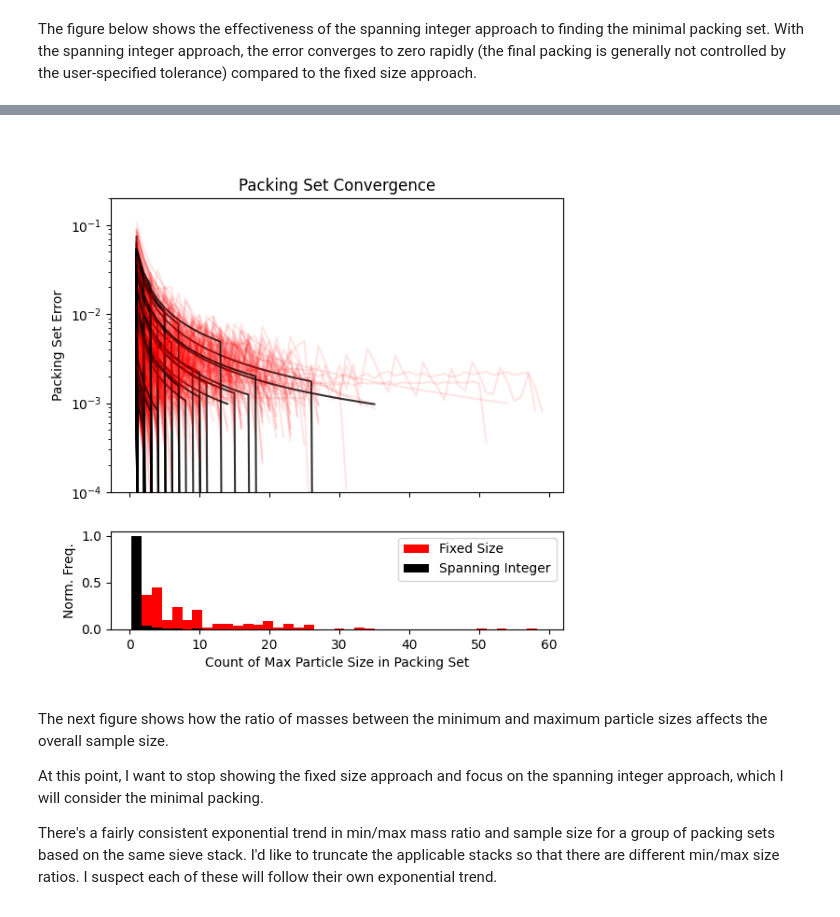
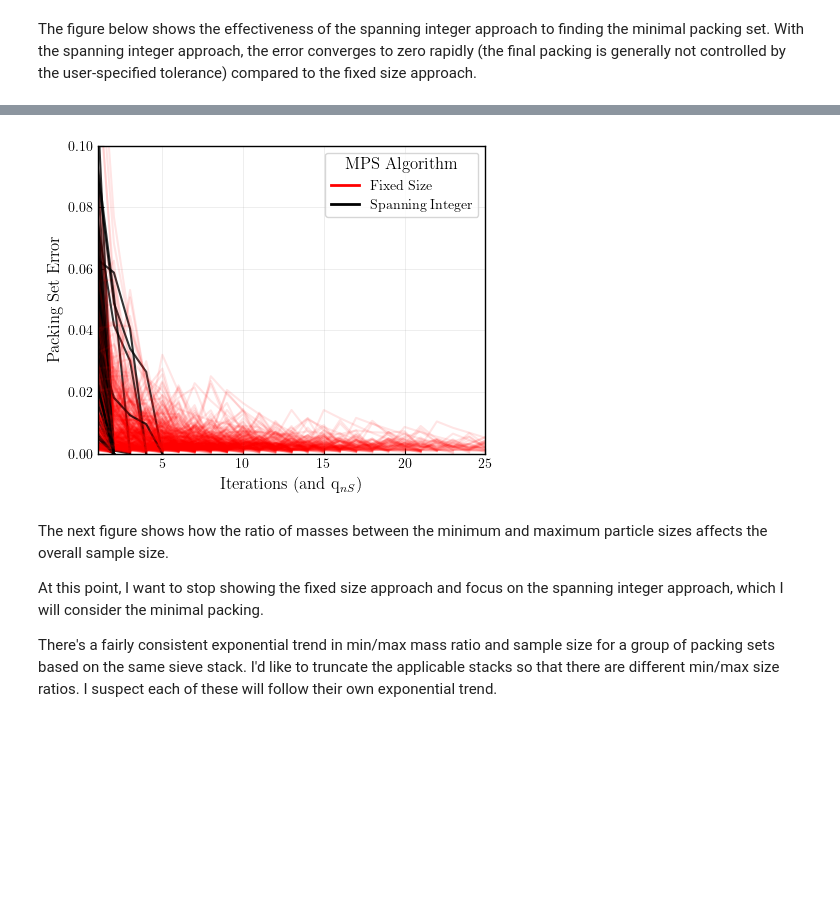
Before and after one commit to lornearnold/discrete_analytical_mech, a Jupyter notebook: mps_plots.ipynb, the cells around one changed output, grey strips where cells are left out. Saved outputs shown, nothing was run; the diff lists cells and outputs as text; code cells hidden in the pictures; blank space fills up the shorter version.

```diff
--- a/mps_plots.ipynb
+++ b/mps_plots.ipynb
@@ -37,14 +83,18 @@ n_sieves = len(x)
 # %%
 # Generate random grain size distributions on the sieve set
-def mass_dist(n_sieves, rng=None, center=0.75, exponent=2.0):
+def mass_dist(n_sieves, rng=None, exponent=4.0, extra_randomness = 0):
     if rng is None:
         rng = np.random.default_rng()
-    base_dist = rng.random(n_sieves)
-    center_idx = rng.integers(1, center * n_sieves)
+    base_dist = 1*np.ones(n_sieves)  + rng.random(n_sieves)
+    lower = 1 + n_sieves // 4
+    upper = 1 + 3 * n_sieves // 4
+    center_idx = rng.integers(lower, upper)
     distances = np.abs(np.arange(n_sieves) - center_idx) / center_idx
     scale_factor = np.exp(-exponent * distances)
-    add = rng.random(n_sieves) * 0.005
-    return base_dist * scale_factor + add
+    dist = base_dist * scale_factor
+    for i in range(extra_randomness):
+        dist *= 1 + rng.random(n_sieves)   # Add some extra randomness
+    return dist
 
 # A random generator with a fixed seed for reproducibility
 rng = np.random.default_rng(1)
@@ -56,9 +106,9 @@ set_size_list = []
 flex_list = []
 for i in range(500):
     # Create a distributed set of retained masses
-    mass = mass_dist(n_sieves, rng)
+    mass = mass_dist(n_sieves, rng, exponent=2, extra_randomness=7)
     mass[-1] = 0.0  # Ensure last mass is zero
-    g = GSD(sizes=x, masses=mass)
+    g = GSD(sizes=sieve_sizes, masses=mass)
     # Create a set size minimal packing for each GSD
     s_set_size = MinimalPackingGenerator(
         g, x_n_factor=0.01, tol=tol, flex=False, density=1.0
@@ -90,7 +140,8 @@ The figure below shows the effectiveness of the spanning integer approach to fin
 With the spanning integer approach, the error converges to zero rapidly (the final packing is generally not controlled by the user-specified tolerance) compared to the fixed size approach.
 # %%
 plt.close('all')
-fig, (ax1, ax2) = plt.subplots(2, 1, figsize=(6.25, 6), sharex=True, height_ratios=[3, 1])
+# fig, (ax1, ax2) = plt.subplots(2, 1, figsize=(6.25, 6), sharex=True, height_ratios=[3, 1])
+fig, ax1 = plt.subplots()
 j = 1
 nf = []
 ns = []
@@ -106,41 +157,58 @@ for i in range(len(flex_list)):
 
 
 
-# Calculate histograms
-counts_ns, bins_ns = np.histogram(ns, bins=40)
-counts_nf, bins_nf = np.histogram(nf, bins=bins_ns)
+# # Calculate histograms
+# counts_ns, bins_ns = np.histogram(ns, bins=50)
+# counts_nf, bins_nf = np.histogram(nf, bins=bins_ns)
 
-# Normalize to max frequency
-norm_counts_ns = counts_ns / np.max(counts_ns)
-norm_counts_nf = counts_nf / np.max(counts_nf)
+# # Normalize to max frequency
+# norm_counts_ns = counts_ns / np.max(counts_ns)
+# norm_counts_nf = counts_nf / np.max(counts_nf)
 
-# Plot normalized histograms
-ax2.bar(
-    bins_ns[:-1],
-    norm_counts_ns,
-    width=np.diff(bins_ns),
-    alpha=1,
-    label="Fixed Size",
-    color="red",
-)
-ax2.bar(
-    bins_nf[:-1],
-    norm_counts_nf,
-    width=np.diff(bins_nf),
-    alpha=1,
-    label="Spanning Integer",
-    color="black",
-)
+# # Plot normalized histograms
+# ax2.bar(
+#     bins_ns[:-1],
+#     norm_counts_ns,
+#     width=np.diff(bins_ns),
+#     alpha=1,
+#     label="Fixed Size",
+#     color="red",
+# )
+# ax2.bar(
+#     bins_nf[:-1],
+#     norm_counts_nf,
+#     width=np.diff(bins_nf),
+#     alpha=1,
+#     label="Spanning Integer",
+#     color="black",
+# )
 
 
-ax1.set_yscale("log")
+# ax1.set_yscale("log")
 # ax1.set_xscale("log")
-ax1.set_ylim(1e-4, 2e-1)
-ax1.set_title("Packing Set Convergence")
+ax1.set_ylim(0, 1e-1)
+ax1.set_xlim(1e0, 25)
+# ax1.set_xscale("log")
+# ax1.set_title("Packing Set Convergence")
+ax1.set_xlabel(r"Iterations (and q$_{nS}$)")
 ax1.set_ylabel("Packing Set Error")
 
+from matplotlib.lines import Line2D
+
+custom_lines = [
+    Line2D([0], [0], color="red", lw=2, label="Fixed Size"),
+    Line2D([0], [0], color="black", lw=2, label="Spanning Integer"),
+]
+
+# fig, ax = plt.subplots()
+# lines = ax.plot(data)
+ax1.legend(title="MPS Algorithm", handles=custom_lines, loc='upper right')
+
+
+
+
 # ax2.set_ylabel("Normalized Frequency (Max = 1)")
-ax2.legend()
-ax2.set_xlabel("Count of Max Particle Size in Packing Set")
-ax2.set_ylabel("Norm. Freq.")
+# ax2.legend()
+# ax2.set_xlabel("Count of Max Particle Size in Packing Set")
+# ax2.set_ylabel("Norm. Freq.")
 # %% [output]
@@ -148,4 +216,4 @@ Text(0, 0.5, 'Norm. Freq.')
-[figure, old version]
+[figure, new version]
 # %% [markdown]
 The next figure shows how the ratio of masses between the minimum and maximum particle sizes affects the overall sample size.
 
```
Also changed, not shown: parts of 14 cells of this notebook, 4 other files.
